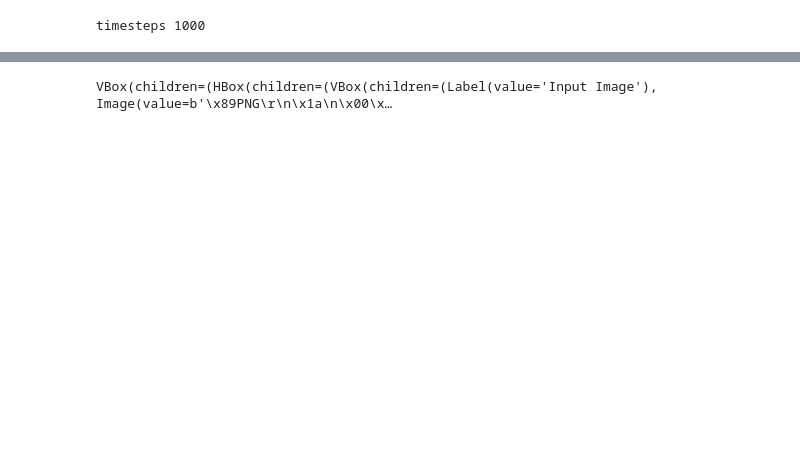
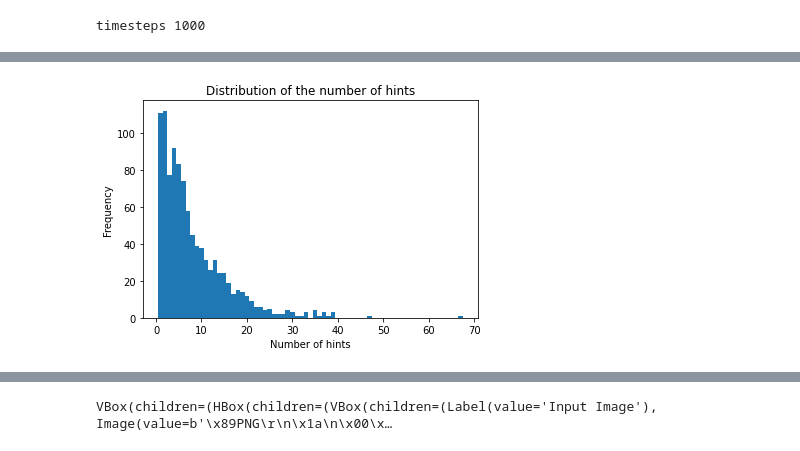
Before and after one commit to emiven/AB_diffusion, a Jupyter notebook: sampling_testing.ipynb, the cells around one changed output, grey strips where cells are left out. Saved outputs shown, nothing was run; the diff lists cells and outputs as text; code cells hidden in the pictures; blank space fills up the shorter version.

```diff
--- a/sampling_testing.ipynb
+++ b/sampling_testing.ipynb
@@ -108,0 +218,15 @@ imgRGB
+# %%
+
+
+
+# Convert the number of hints to a NumPy array
+num_hints_np = num_hints.numpy()
+
+# Plot a histogram of the number of hints
+plt.hist(num_hints_np, bins=range(1, int(num_hints_np.max())+2), align='left')
+plt.xlabel('Number of hints')
+plt.ylabel('Frequency')
+plt.title('Distribution of the number of hints')
+plt.show()
+# %% [output]
+[figure, added]
```
Also changed, not shown: parts of 12 cells of this notebook, 10 other files.
